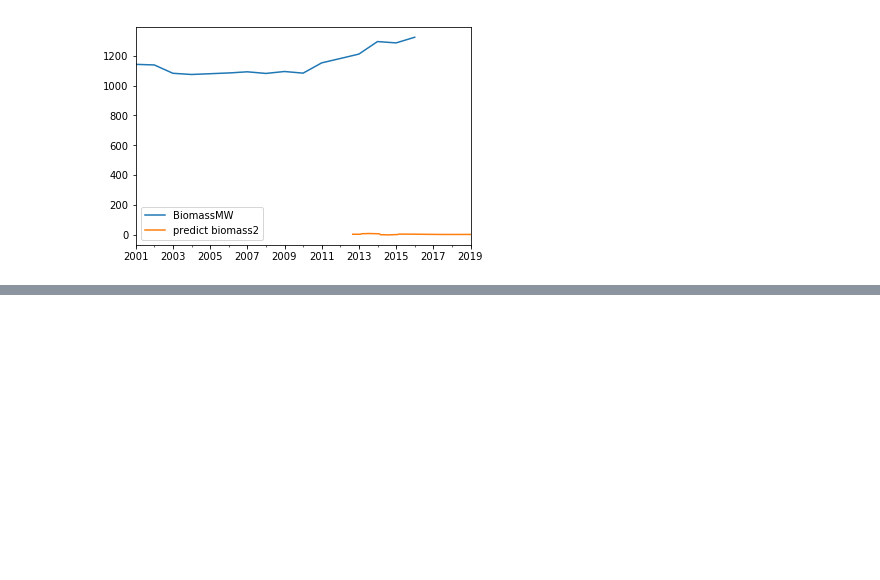
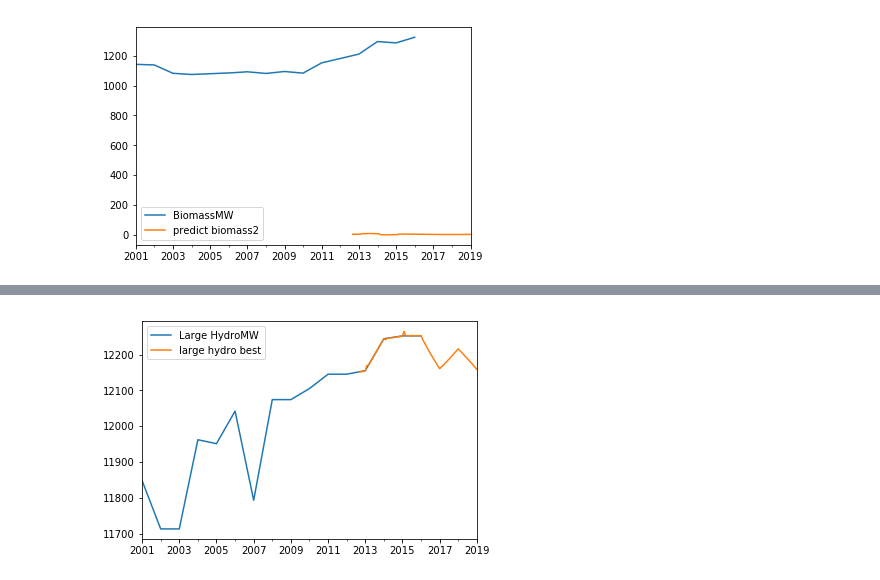
Before and after one commit to priyaggarwal/TimeSeries, a Jupyter notebook: EPP Final .ipynb, the cells around one changed output, grey strips where cells are left out. Cells and saved outputs as stored; diff of their text form; code cells hidden in the pictures; blank space fills up the shorter version.

```diff
--- a/EPP Final .ipynb
+++ b/EPP Final .ipynb
@@ -584,0 +700,9 @@ pylab.show()
+# %%
+ts3 = used_data['Large HydroMW']
+stepwise_fit = auto_arima(ts3, start_p=1, start_q=1, max_p=3, max_q=3, m=24,
+                          start_P=0, seasonal=True, d=1, D=1, trace=True,
+                          error_action='ignore',  # don't want to know if an order does not work
+                        suppress_warnings=True,  # don't want convergence warnings
+                      stepwise=True)  # set to stepwise
+
+print(stepwise_fit.summary())
@@ -584,0 +727,10 @@ pylab.show()
+# %%
+model7 = SARIMAX(ts3,order=(1,1,0),
+                seasonal_order=(0,1,1,24), enforce_invertibility=False)
+model7_fit = model7.fit(disp=0)
+# %%
+news['large hydro best'] = model7_fit.predict(start = 140, end = 220)
+news[['Large HydroMW', 'large hydro best']].plot()
+pylab.show()
+# %% [output]
+[figure, added]
```
Also changed, not shown: parts of 37 cells of this notebook.
